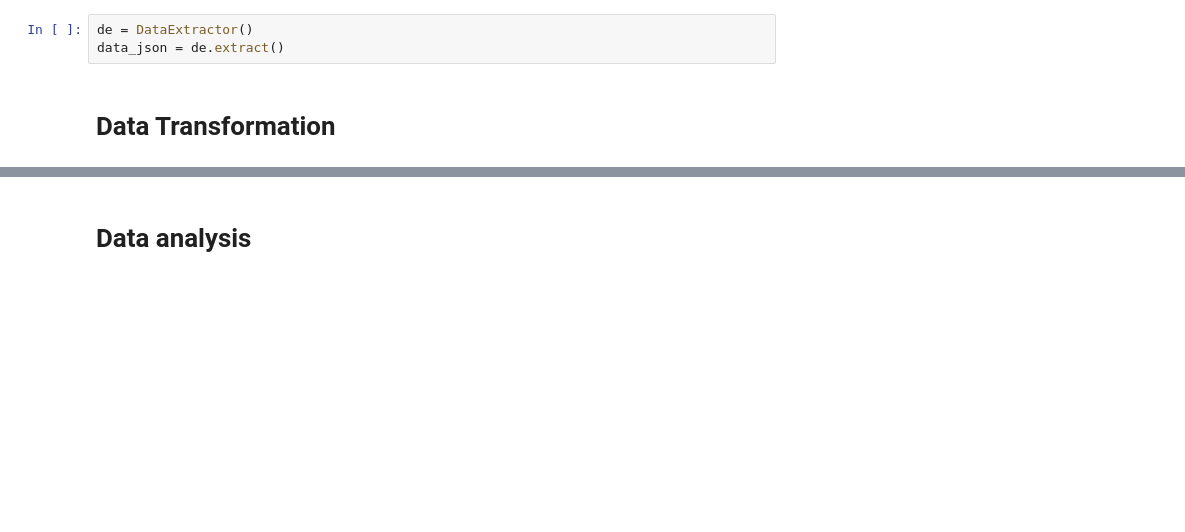
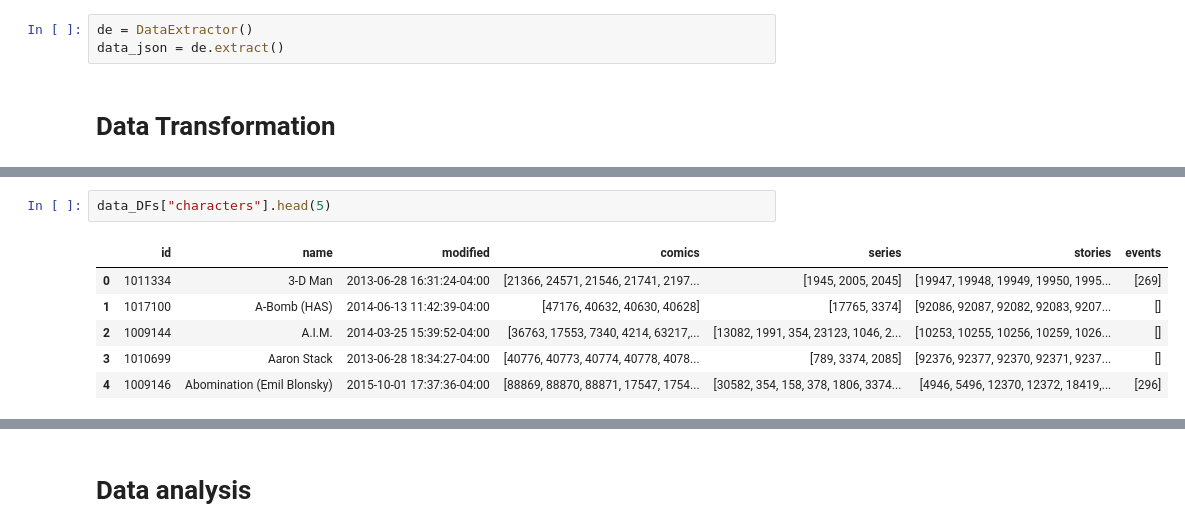
Before and after one commit to eduardafneumann/desafio-tecnico-aleon, a Jupyter notebook: main.ipynb, the cells around one changed output, grey strips where cells are left out. Cells and saved outputs as stored; diff of their text form; blank space fills up the shorter version.

```diff
--- a/main.ipynb
+++ b/main.ipynb
@@ -124,0 +411,9 @@ class dataTransformator:
+# %%
+data_DFs["characters"].head(5)
+# %% [output]
+|  | id | name | modified | comics | series | stories | events |
+| 0 | 1011334 | 3-D Man | 2013-06-28 16:31:24-04:00 | [21366, 24571, 21546, 21741, 2197... | [1945, 2005, 2045] | [19947, 19948, 19949, 19950, 1995... | [269] |
+| 1 | 1017100 | A-Bomb (HAS) | 2014-06-13 11:42:39-04:00 | [47176, 40632, 40630, 40628] | [17765, 3374] | [92086, 92087, 92082, 92083, 9207... | [] |
+| 2 | 1009144 | A.I.M. | 2014-03-25 15:39:52-04:00 | [36763, 17553, 7340, 4214, 63217,... | [13082, 1991, 354, 23123, 1046, 2... | [10253, 10255, 10256, 10259, 1026... | [] |
+| 3 | 1010699 | Aaron Stack | 2013-06-28 18:34:27-04:00 | [40776, 40773, 40774, 40778, 4078... | [789, 3374, 2085] | [92376, 92377, 92370, 92371, 9237... | [] |
+| 4 | 1009146 | Abomination (Emil Blonsky) | 2015-10-01 17:37:36-04:00 | [88869, 88870, 88871, 17547, 1754... | [30582, 354, 158, 378, 1806, 3374... | [4946, 5496, 12370, 12372, 18419,... | [296] |
```
Also changed, not shown: parts of 10 cells of this notebook.
